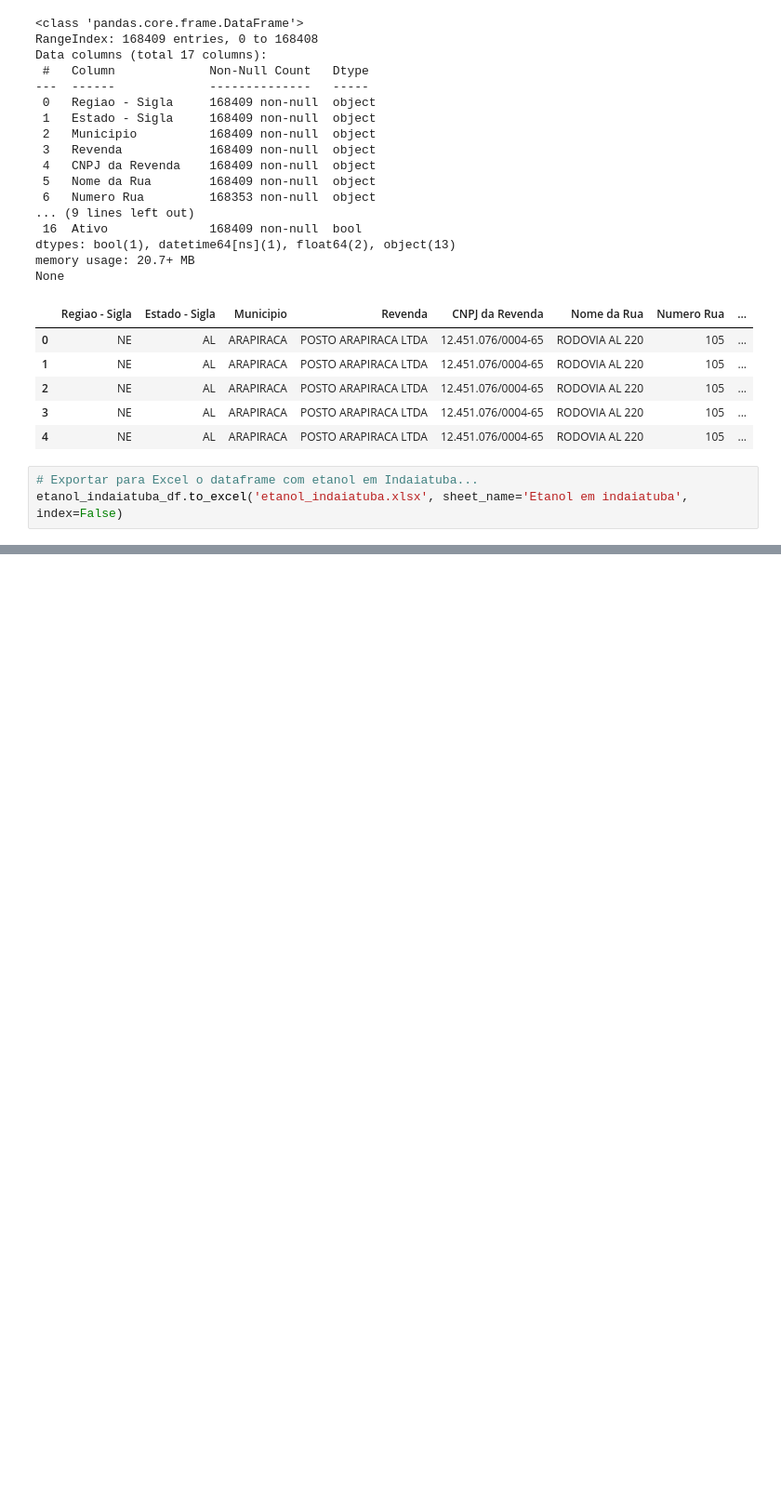
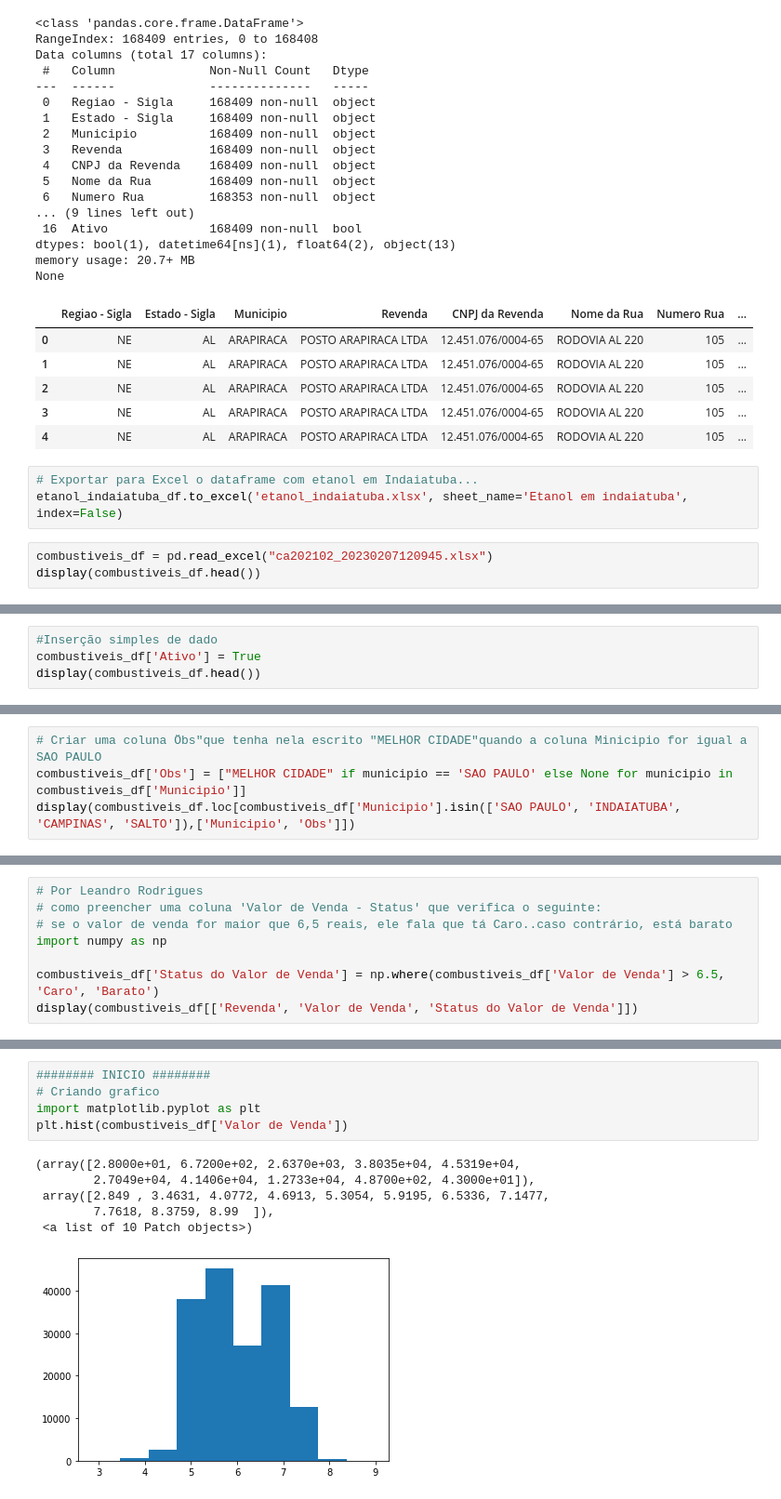
Before and after one commit to Cinzenta/PythonPandas2023, a Jupyter notebook: Primeiro_Exemplo_em_Pandas.ipynb, the cells around one changed output, grey strips where cells are left out. Shown: that part at 93% size. Saved outputs shown, nothing was run; the diff lists cells and outputs as text; blank space fills up the shorter version.

```diff
--- a/Primeiro_Exemplo_em_Pandas.ipynb
+++ b/Primeiro_Exemplo_em_Pandas.ipynb
@@ -299,3 +299,6 @@ None
 # %%
 # Exportar para Excel o dataframe com etanol em Indaiatuba...
 etanol_indaiatuba_df.to_excel('etanol_indaiatuba.xlsx', sheet_name='Etanol em indaiatuba', index=False)
+# %%
+combustiveis_df = pd.read_excel("ca202102_20230207120945.xlsx")
+display(combustiveis_df.head())
@@ -301,0 +312,4 @@ etanol_indaiatuba_df.to_excel('etanol_indaiatuba.xlsx', sheet_name='Etanol em in
+# %%
+#Inserção simples de dado
+combustiveis_df['Ativo'] = True
+display(combustiveis_df.head())
@@ -301,0 +323,4 @@ etanol_indaiatuba_df.to_excel('etanol_indaiatuba.xlsx', sheet_name='Etanol em in
+# %%
+# Criar uma coluna Öbs"que tenha nela escrito "MELHOR CIDADE"quando a coluna Minicipio for igual a SAO PAULO
+combustiveis_df['Obs'] = ["MELHOR CIDADE" if municipio == 'SAO PAULO' else None for municipio in combustiveis_df['Municipio']]
+display(combustiveis_df.loc[combustiveis_df['Municipio'].isin(['SAO PAULO', 'INDAIATUBA', 'CAMPINAS', 'SALTO']),['Municipio', 'Obs']])
@@ -301,0 +341,8 @@ etanol_indaiatuba_df.to_excel('etanol_indaiatuba.xlsx', sheet_name='Etanol em in
+# %%
+# Por Leandro Rodrigues
+# como preencher uma coluna 'Valor de Venda - Status' que verifica o seguinte:
+# se o valor de venda for maior que 6,5 reais, ele fala que tá Caro..caso contrário, está barato
+import numpy as np
+
+combustiveis_df['Status do Valor de Venda'] = np.where(combustiveis_df['Valor de Venda'] > 6.5, 'Caro', 'Barato')
+display(combustiveis_df[['Revenda', 'Valor de Venda', 'Status do Valor de Venda']])
@@ -301,0 +527,12 @@ etanol_indaiatuba_df.to_excel('etanol_indaiatuba.xlsx', sheet_name='Etanol em in
+# %%
+######## INICIO ########
+# Criando grafico
+import matplotlib.pyplot as plt
+plt.hist(combustiveis_df['Valor de Venda'])
+# %% [output]
+(array([2.8000e+01, 6.7200e+02, 2.6370e+03, 3.8035e+04, 4.5319e+04,
+        2.7049e+04, 4.1406e+04, 1.2733e+04, 4.8700e+02, 4.3000e+01]),
+ array([2.849 , 3.4631, 4.0772, 4.6913, 5.3054, 5.9195, 6.5336, 7.1477,
+        7.7618, 8.3759, 8.99  ]),
+ <a list of 10 Patch objects>)
+[figure, added]
```
Also changed, not shown: parts of 18 cells of this notebook.
